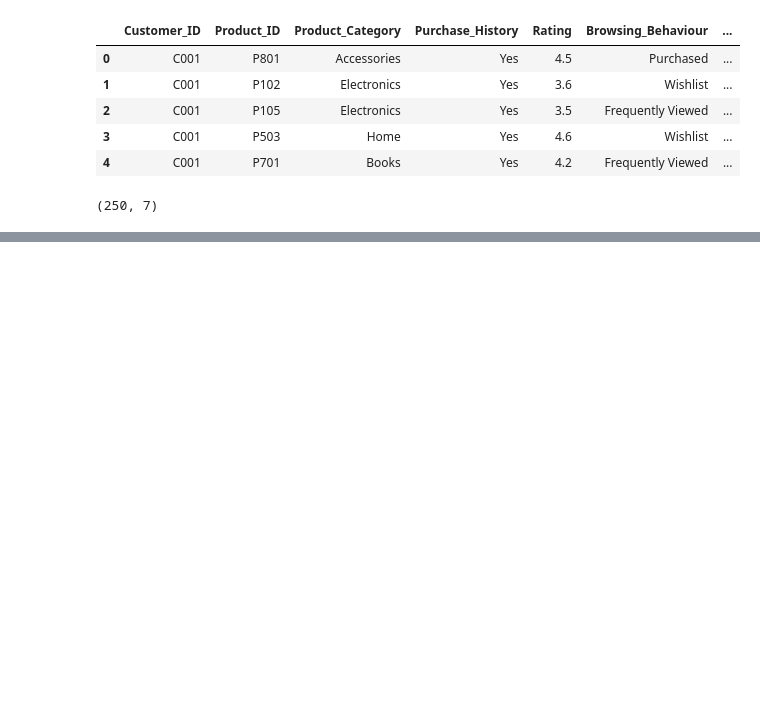
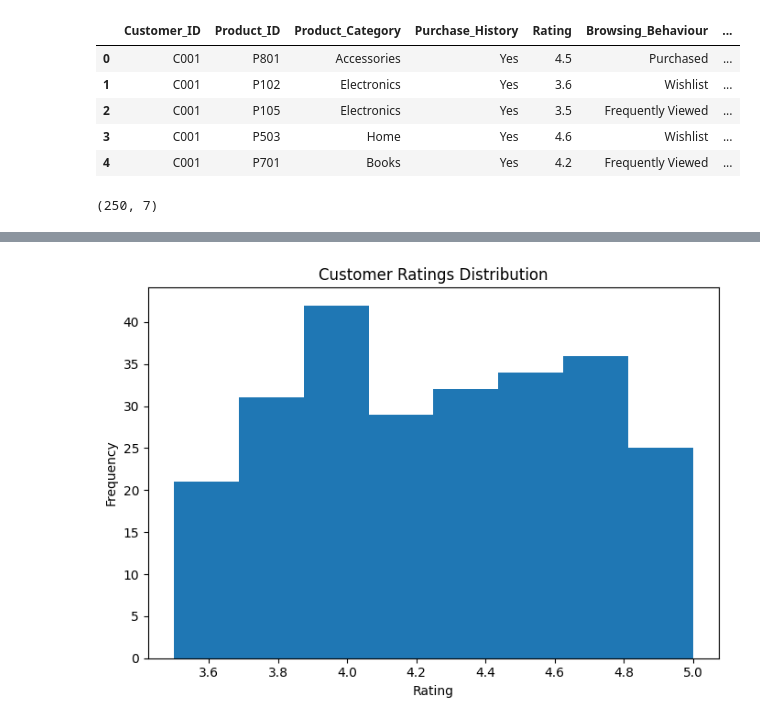
Before and after one commit to Rukshana-S/ecommerce-product-recommendation-knn, a Jupyter notebook: Ecommerce_Product_Recommendation.ipynb, the cells around one changed output, grey strips where cells are left out. Cells and saved outputs as stored; diff of their text form; code cells hidden in the pictures; blank space fills up the shorter version.

```diff
--- a/Ecommerce_Product_Recommendation.ipynb
+++ b/Ecommerce_Product_Recommendation.ipynb
@@ -66,0 +83,15 @@ print(df.shape)
+# %%
+plt.figure(figsize=(7,5))
+
+plt.hist(df["Rating"], bins=8)
+
+plt.title("Customer Ratings Distribution")
+plt.xlabel("Rating")
+plt.ylabel("Frequency")
+
+plt.tight_layout()
+plt.savefig(os.path.join(PROJECT_PATH,"outputs/charts/rating_distribution.png"))
+
+plt.show()
+# %% [output]
+[figure, added]
```
Also changed, not shown: parts of 1 cell of this notebook.
